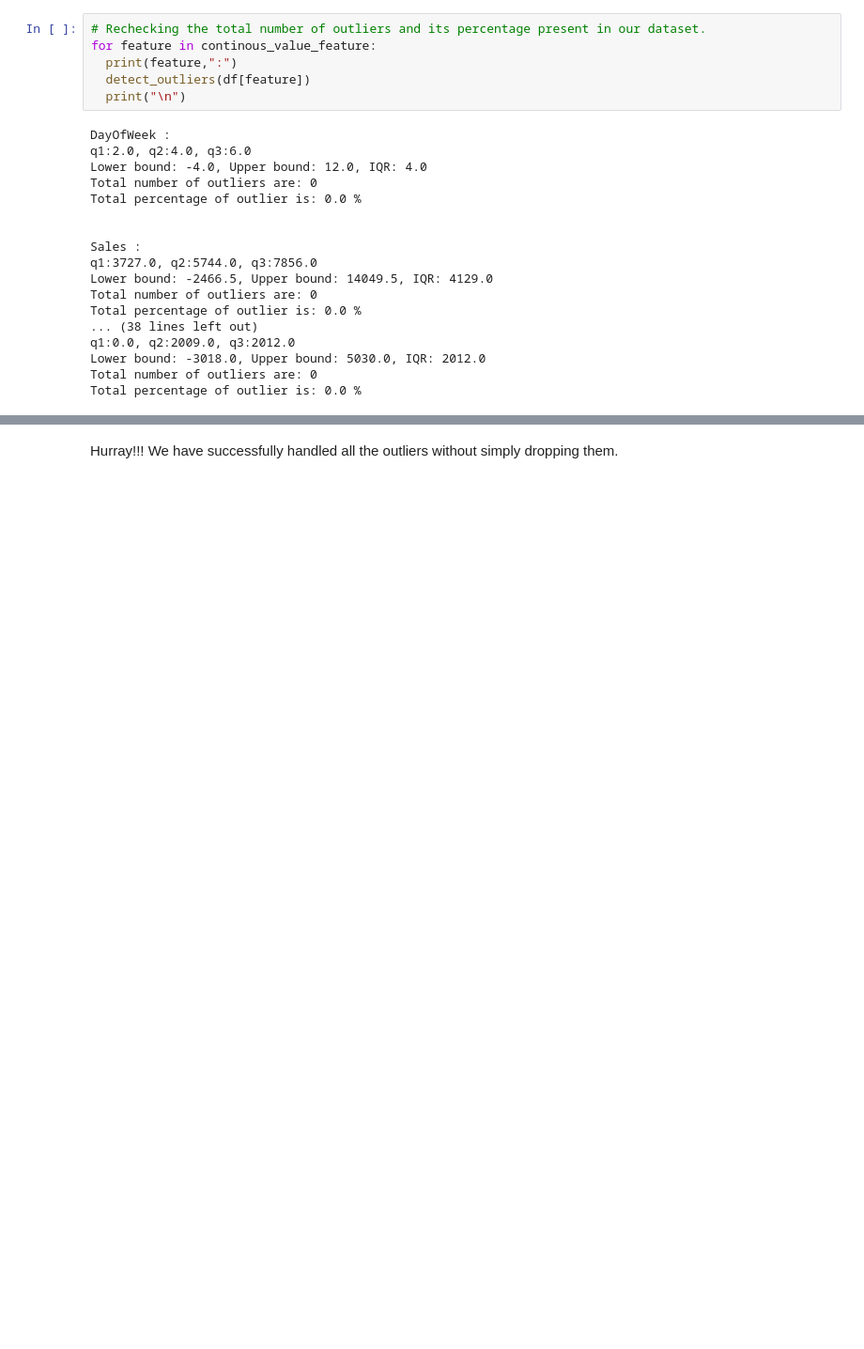
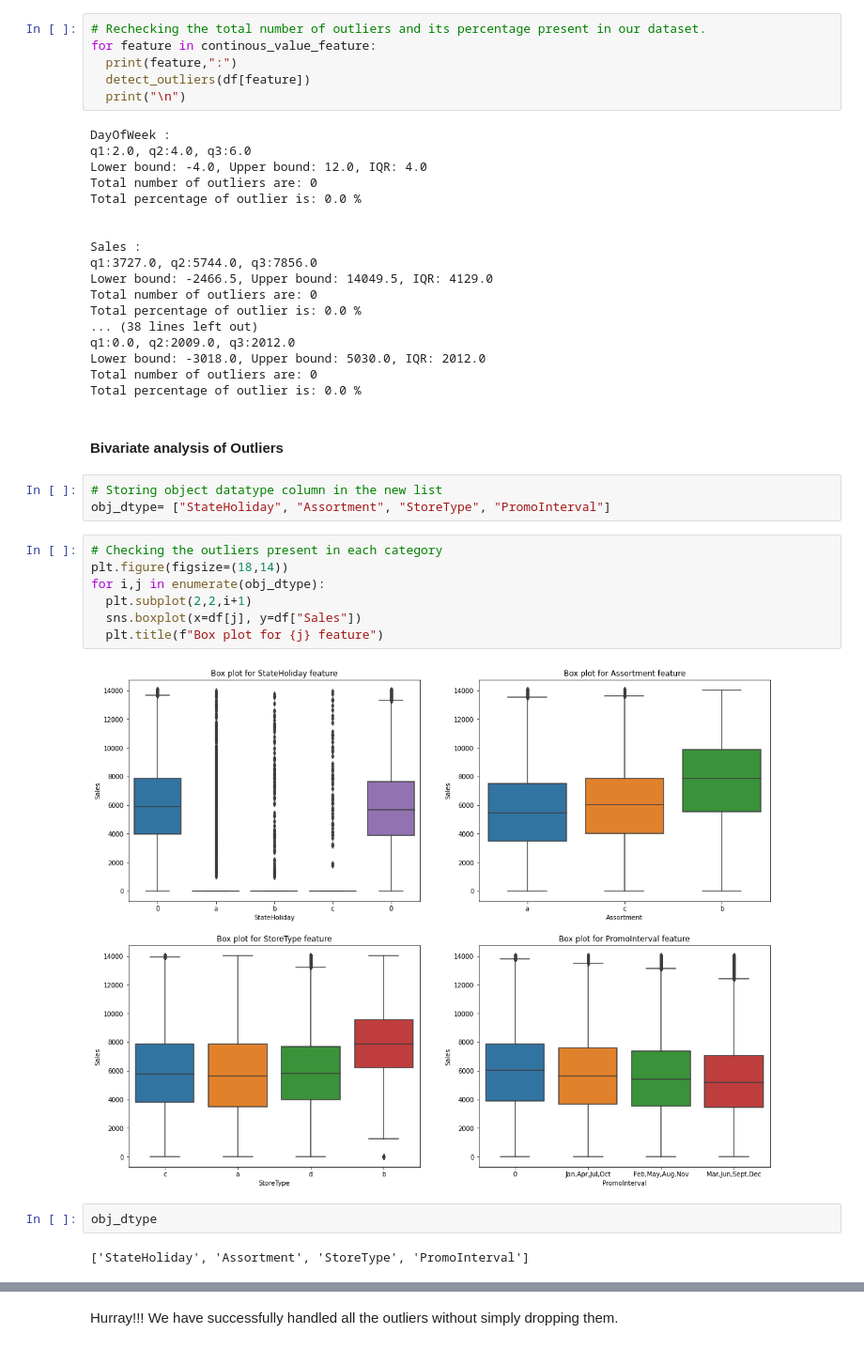
Before and after one commit to Shahrukh2016/Retail_Sales_Prediction, a Jupyter notebook: IndividualColab_RetailSalesPrediction.ipynb, the cells around one changed output, grey strips where cells are left out. Shown at 94% size. Saved outputs shown, nothing was run; the diff lists cells and outputs as text; blank space fills up the shorter version.

```diff
--- a/IndividualColab_RetailSalesPrediction.ipynb
+++ b/IndividualColab_RetailSalesPrediction.ipynb
@@ -1202,3 +1204,21 @@ q1:0.0, q2:2009.0, q3:2012.0
 Lower bound: -3018.0, Upper bound: 5030.0, IQR: 2012.0
 Total number of outliers are: 0
 Total percentage of outlier is: 0.0 %
+# %% [markdown]
+#### Bivariate analysis of Outliers
+# %%
+# Storing object datatype column in the new list
+obj_dtype= ["StateHoliday", "Assortment", "StoreType", "PromoInterval"]
+# %%
+# Checking the outliers present in each category
+plt.figure(figsize=(18,14))
+for i,j in enumerate(obj_dtype):
+  plt.subplot(2,2,i+1)
+  sns.boxplot(x=df[j], y=df["Sales"])
+  plt.title(f"Box plot for {j} feature")
+# %% [output]
+[figure, added]
+# %%
+obj_dtype
+# %% [output]
+['StateHoliday', 'Assortment', 'StoreType', 'PromoInterval']
```
Also changed, not shown: parts of 15 cells of this notebook.
